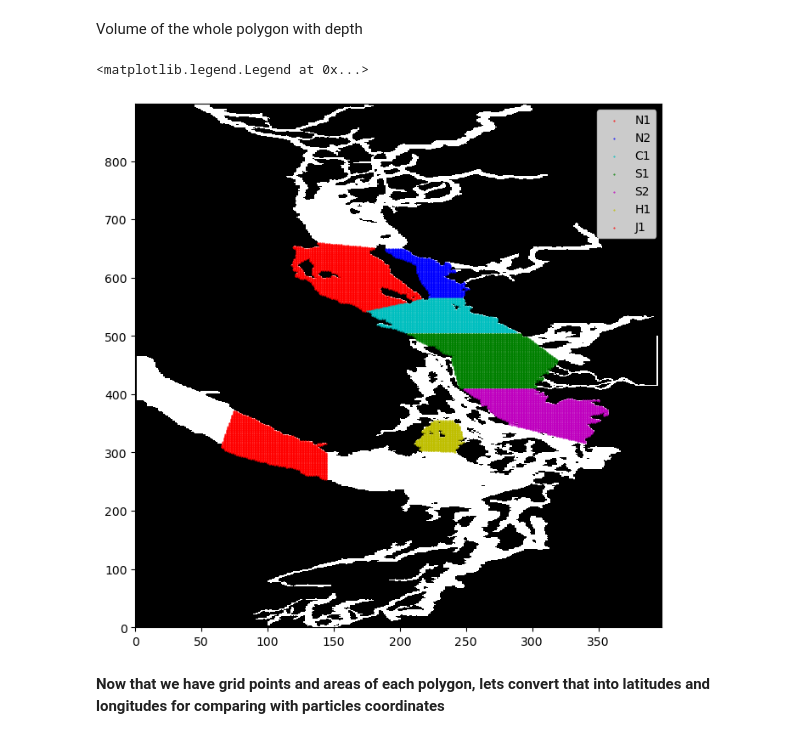
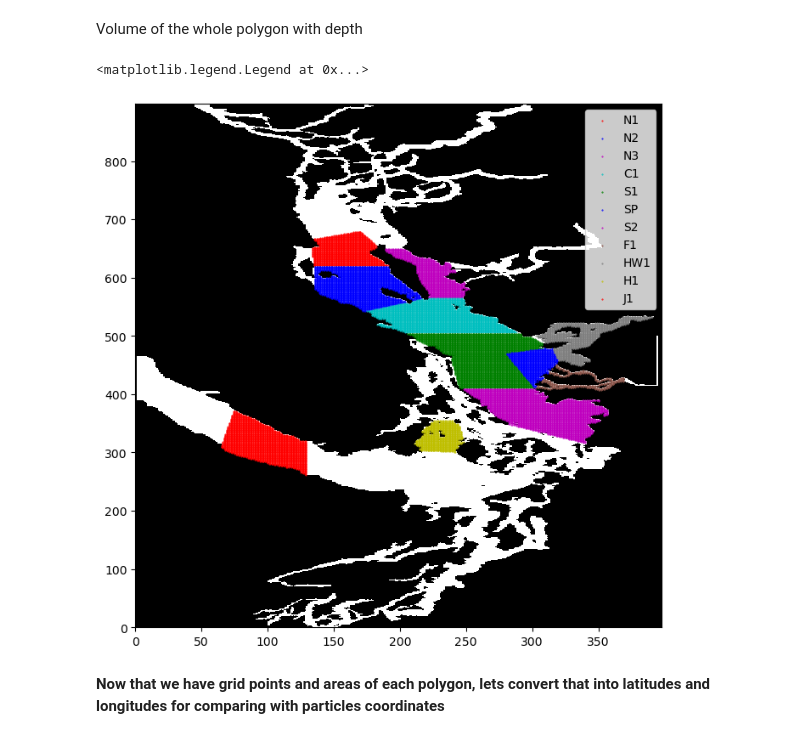
Before and after one commit to SalishSeaCast/analysis-vicente, a Jupyter notebook: Ocean_Parcels/drafts/PBDE_runs/test_params/Regions_analysis.ipynb, the cells around one changed output. Cells and saved outputs as stored; diff of their text form; code cells hidden in the pictures.

```diff
--- a/Ocean_Parcels/drafts/PBDE_runs/test_params/Regions_analysis.ipynb
+++ b/Ocean_Parcels/drafts/PBDE_runs/test_params/Regions_analysis.ipynb
@@ -214,6 +254,7 @@ polygon_coords_S1 = [
     (Sx1_1[1], Sy1_1[1]),
     (Sx1_2[1], Sy1_2[1]),
     (Sx1_5[1], Sy1_5[1]),
+    (Sx1_6[1], Sy1_6[1]),
     (Sx1_6[0], Sy1_6[0]),
     (Sx1_4[0], Sy1_4[0])
 ]
@@ -225,0 +267,9 @@ Subregion South
+# %%
+polygon_coords_SP = [
+    (SxP_1[0], SyP_1[0]),
+    (SxP_1[1], SyP_1[1]),
+    (SxP_2[1], SyP_2[1]),
+    (SxP_3[1], SyP_3[1])
+]
+polygon_SP = Polygon(polygon_coords_SP)
+polygon_SP
@@ -282,6 +336,7 @@ polygon_F1
 polygon_coords_HW1 = [
     (HWx1_1[1], HWy1_1[1]),
     (HWx1_1[0], HWy1_1[0]),
+    (HWx1_7[0], HWy1_7[0]),
     (HWx1_2[1], HWy1_2[1]),
     (HWx1_3[1], HWy1_3[1]),
     (HWx1_4[1], HWy1_4[1]),
@@ -386,13 +441,17 @@ def inside_polygon_grid_and_area(polygon, depth):
     return x_inside.tolist(), y_inside.tolist(), AREA, VOLUME
 # %%
 depth = 0
-points_x_N1,points_y_N1, area_N1, volume_N1 = inside_polygon_grid_and_area(polygon_N1, depth=depth)
-points_x_N2,points_y_N2, area_N2, volume_N2 = inside_polygon_grid_and_area(polygon_N2, depth=depth)
-points_x_C1,points_y_C1, area_C1, volume_C1 = inside_polygon_grid_and_area(polygon_C1, depth=depth)
-points_x_S1,points_y_S1, area_S1, volume_S1 = inside_polygon_grid_and_area(polygon_S1, depth=depth)
-points_x_S2,points_y_S2, area_S2, volume_S2 = inside_polygon_grid_and_area(polygon_S2, depth=depth)
-points_x_H1,points_y_H1, area_H1, volume_H1 = inside_polygon_grid_and_area(polygon_H1, depth=depth)
-points_x_J1,points_y_J1, area_J1, volume_J1 = inside_polygon_grid_and_area(polygon_J1, depth=depth)
+points_x_N1,points_y_N1, _, _ = inside_polygon_grid_and_area(polygon_N1, depth=depth)
+points_x_N2,points_y_N2, _, _ = inside_polygon_grid_and_area(polygon_N2, depth=depth)
+points_x_N3,points_y_N3, _, _ = inside_polygon_grid_and_area(polygon_N3, depth=depth)
+points_x_C1,points_y_C1, _, _ = inside_polygon_grid_and_area(polygon_C1, depth=depth)
+points_x_S1,points_y_S1, _, _ = inside_polygon_grid_and_area(polygon_S1, depth=depth)
+points_x_SP,points_y_SP, _, _ = inside_polygon_grid_and_area(polygon_SP, depth=depth)
+points_x_S2,points_y_S2, _, _ = inside_polygon_grid_and_area(polygon_S2, depth=depth)
+points_x_H1,points_y_H1, _, _ = inside_polygon_grid_and_area(polygon_H1, depth=depth)
+points_x_J1,points_y_J1, _, _ = inside_polygon_grid_and_area(polygon_J1, depth=depth)
+points_x_F1,points_y_F1, _, _ = inside_polygon_grid_and_area(polygon_F1, depth=depth)
+points_x_HW1,points_y_HW1, _, _ = inside_polygon_grid_and_area(polygon_HW1, depth=depth)
 # %%
 print('N1 area = ', np.round(area_N1), 'Km^2')
 print('N2 area = ', np.round(area_N2), 'Km^2')
@@ -457,18 +516,26 @@ Volume_regions_depths = pd.read_csv('Volume_regions_per_Z_level.csv')
 # %%
 fig, ax = plt.subplots(figsize = (8,8))
 ax.pcolormesh(mask['tmask'][0][0], cmap = 'grey')
 ax.scatter(points_x_N1,points_y_N1, s= .2, color = 'r', label = 'N1')
 ax.scatter(points_x_N2,points_y_N2, s= .2, color = 'b', label = 'N2')
+ax.scatter(points_x_N3,points_y_N3, s= .2, color = 'm', label = 'N3')
+#
 ax.scatter(points_x_C1,points_y_C1, s= .2, color = 'c', label = 'C1')
+#
 ax.scatter(points_x_S1,points_y_S1, s= .2, color = 'g', label = 'S1')
+ax.scatter(points_x_SP,points_y_SP, s= .2, color = 'b', label = 'SP')
 ax.scatter(points_x_S2,points_y_S2, s= .2, color = 'm', label = 'S2')
+#
+ax.scatter(points_x_F1,points_y_F1, s= .2, color = 'tab:brown', label = 'F1')
+ax.scatter(points_x_HW1,points_y_HW1, s= .2, color = 'tab:gray', label = 'HW1')
+#
 ax.scatter(points_x_H1,points_y_H1, s= .2, color = 'y', label = 'H1')
 ax.scatter(points_x_J1,points_y_J1, s= .2, color = 'r', label = 'J1')
 #
 ax.legend()
 # %% [output]
 <matplotlib.legend.Legend at 0x...>
-[figure, old version]
+[figure, new version]
 # %% [markdown]
 **Now that we have grid points and areas of each polygon, lets convert that into latitudes and longitudes for comparing with particles coordinates**
 # %%
```
Also changed, not shown: parts of 31 cells of this notebook, 2 other files.
